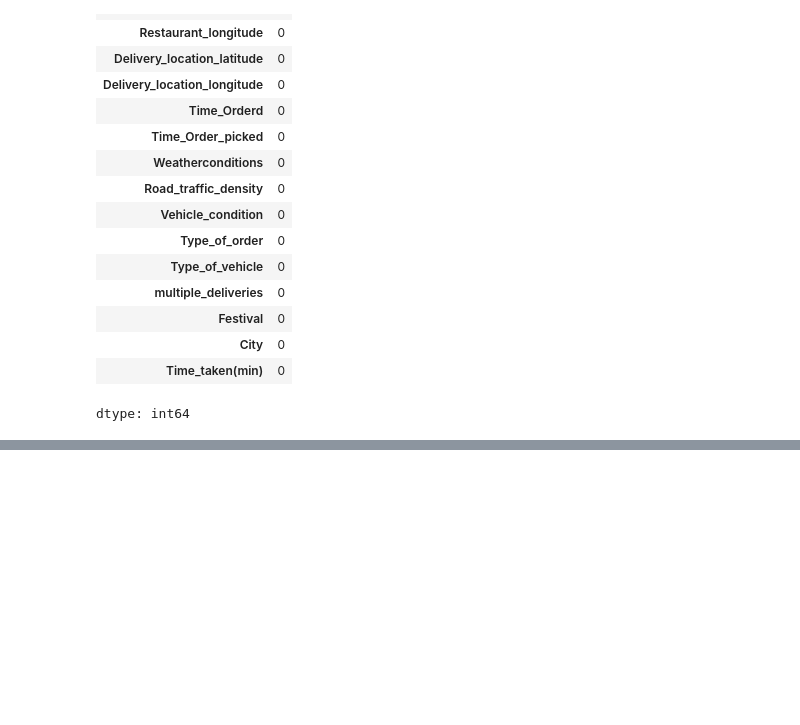
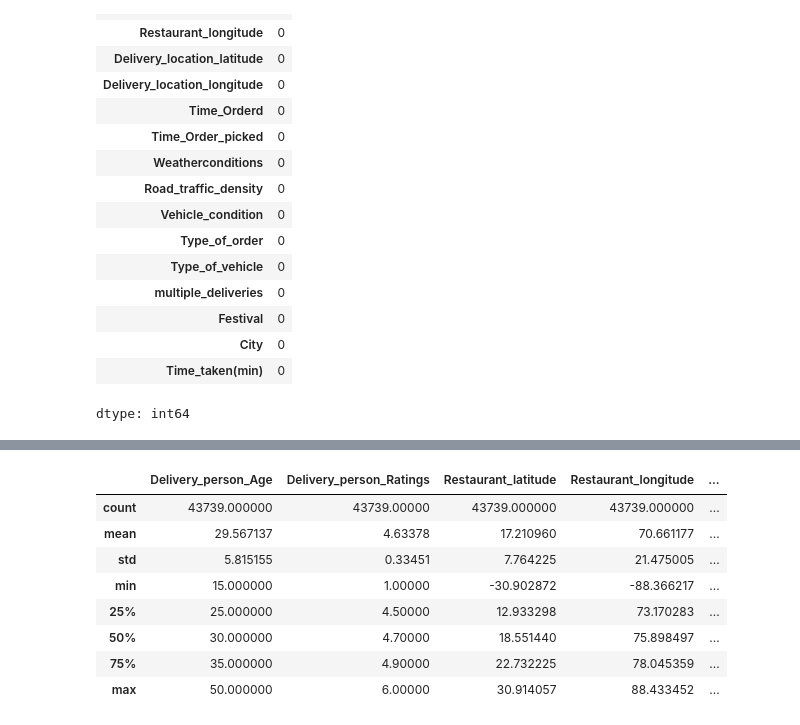
Before and after one commit to Agnik292005/Food-Delivery-Optimization, a Jupyter notebook: modelBuildPorcedure.ipynb, the cells around one changed output, grey strips where cells are left out. Cells and saved outputs as stored; diff of their text form; code cells hidden in the pictures; blank space fills up the shorter version.

```diff
--- a/modelBuildPorcedure.ipynb
+++ b/modelBuildPorcedure.ipynb
@@ -237,0 +262,12 @@ dtype: int64
+# %%
+train.describe()
+# %% [output]
+|  | Delivery_person_Age | Delivery_person_Ratings | Restaurant_latitude | Restaurant_longitude | ... |
+| count | 43739.000000 | 43739.00000 | 43739.000000 | 43739.000000 | ... |
+| mean | 29.567137 | 4.63378 | 17.210960 | 70.661177 | ... |
+| std | 5.815155 | 0.33451 | 7.764225 | 21.475005 | ... |
+| min | 15.000000 | 1.00000 | -30.902872 | -88.366217 | ... |
+| 25% | 25.000000 | 4.50000 | 12.933298 | 73.170283 | ... |
+| 50% | 30.000000 | 4.70000 | 18.551440 | 75.898497 | ... |
+| 75% | 35.000000 | 4.90000 | 22.732225 | 78.045359 | ... |
+| max | 50.000000 | 6.00000 | 30.914057 | 88.433452 | ... |
```
Also changed, not shown: parts of 2 cells of this notebook.
